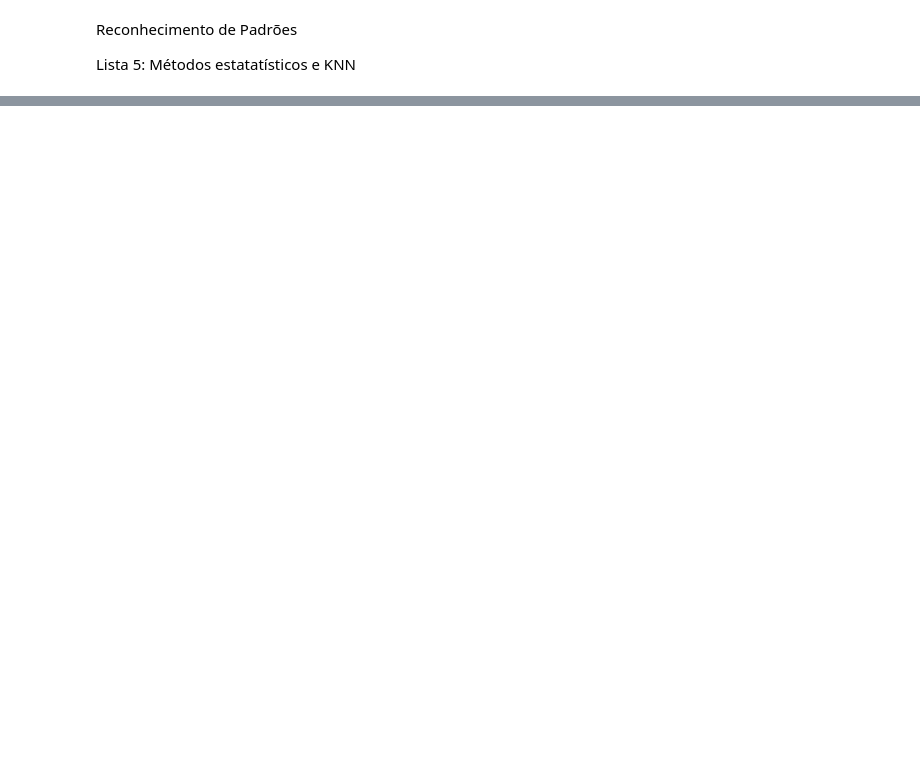
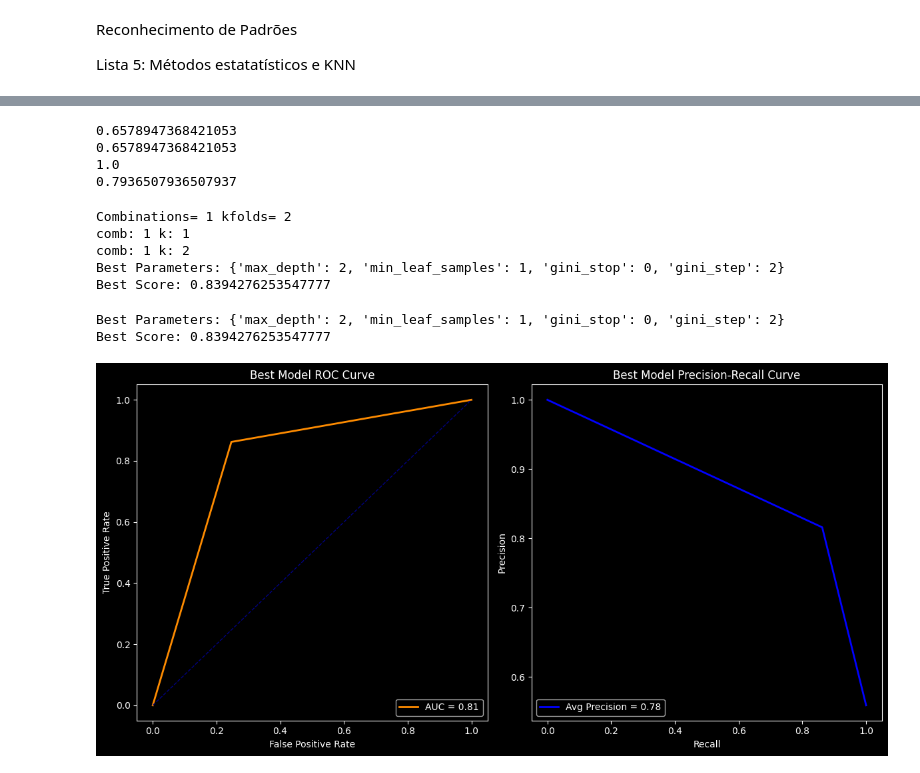
Before and after one commit to viniciuspxc/Reconhecimento_de_Padroes, a Jupyter notebook: Listas/Lista 5/Lista 05.ipynb, the cells around one changed output, grey strips where cells are left out. Cells and saved outputs as stored; diff of their text form; code cells hidden in the pictures; blank space fills up the shorter version.

```diff
--- a/Listas/Lista 5/Lista 05.ipynb
+++ b/Listas/Lista 5/Lista 05.ipynb
@@ -24,0 +173,2 @@ bostonbin.head()
+# %%
+tree = decision_tree.train(X_train)
@@ -24,0 +195,43 @@ bostonbin.head()
+# %%
+metric = Metrics(X_test.target, y_pred)
+
+print(metric.accuracy)
+print(metric.precision)
+print(metric.recall)
+print(metric.f1_score)
+# %% [output]
+0.6578947368421053
+0.6578947368421053
+1.0
+0.7936507936507937
+# %%
+def plot_roc_pr_curves(y_true, y_pred, title_prefix="Model"):
+    """
+    Function to plot ROC and Precision-Recall curves for a given model.
+    """
+    # ROC Curve
+    fpr, tpr, _ = roc_curve(y_true, y_pred)
+    roc_auc = auc(fpr, tpr)
+
+    plt.figure(figsize=(12, 6))
+    plt.subplot(1, 2, 1)
+    plt.plot(fpr, tpr, color="darkorange", lw=2, label=f"AUC = {roc_auc:.2f}")
+    plt.plot([0, 1], [0, 1], color="navy", lw=1, linestyle="--")
+    plt.xlabel("False Positive Rate")
+    plt.ylabel("True Positive Rate")
+    plt.title(f"{title_prefix} ROC Curve")
+    plt.legend(loc="lower right")
+
+    # Precision-Recall Curve
+    precision, recall, _ = precision_recall_curve(y_true, y_pred)
+    avg_precision = average_precision_score(y_true, y_pred)
+
+    plt.subplot(1, 2, 2)
+    plt.plot(recall, precision, color="blue", lw=2, label=f"Avg Precision = {avg_precision:.2f}")
+    plt.xlabel("Recall")
+    plt.ylabel("Precision")
+    plt.title(f"{title_prefix} Precision-Recall Curve")
+    plt.legend(loc="lower left")
+
+    plt.tight_layout()
+    plt.show()
@@ -24,0 +289,26 @@ bostonbin.head()
+# %%
+param_grid = {
+    'max_depth': [2],
+    'min_leaf_samples': [1],
+    'gini_stop': [0],
+    'gini_step': [2]
+}
+
+best_params, best_score, results = grid_search_decision_tree(bostonbin, param_grid, kfold_splits=2)
+# %% [output]
+Combinations= 1 kfolds= 2
+comb: 1 k: 1
+comb: 1 k: 2
+Best Parameters: {'max_depth': 2, 'min_leaf_samples': 1, 'gini_stop': 0, 'gini_step': 2}
+Best Score: 0.8394276253547777
+# %%
+print("Best Parameters:", best_params)
+print("Best Score:", best_score)
+# %% [output]
+Best Parameters: {'max_depth': 2, 'min_leaf_samples': 1, 'gini_stop': 0, 'gini_step': 2}
+Best Score: 0.8394276253547777
+# %%
+best_model_results = max(results, key=lambda x: x[1])
+plot_roc_pr_curves(best_model_results[2], best_model_results[3], title_prefix="Best Model")
+# %% [output]
+[figure, added]
```
Also changed, not shown: parts of 12 cells of this notebook.
